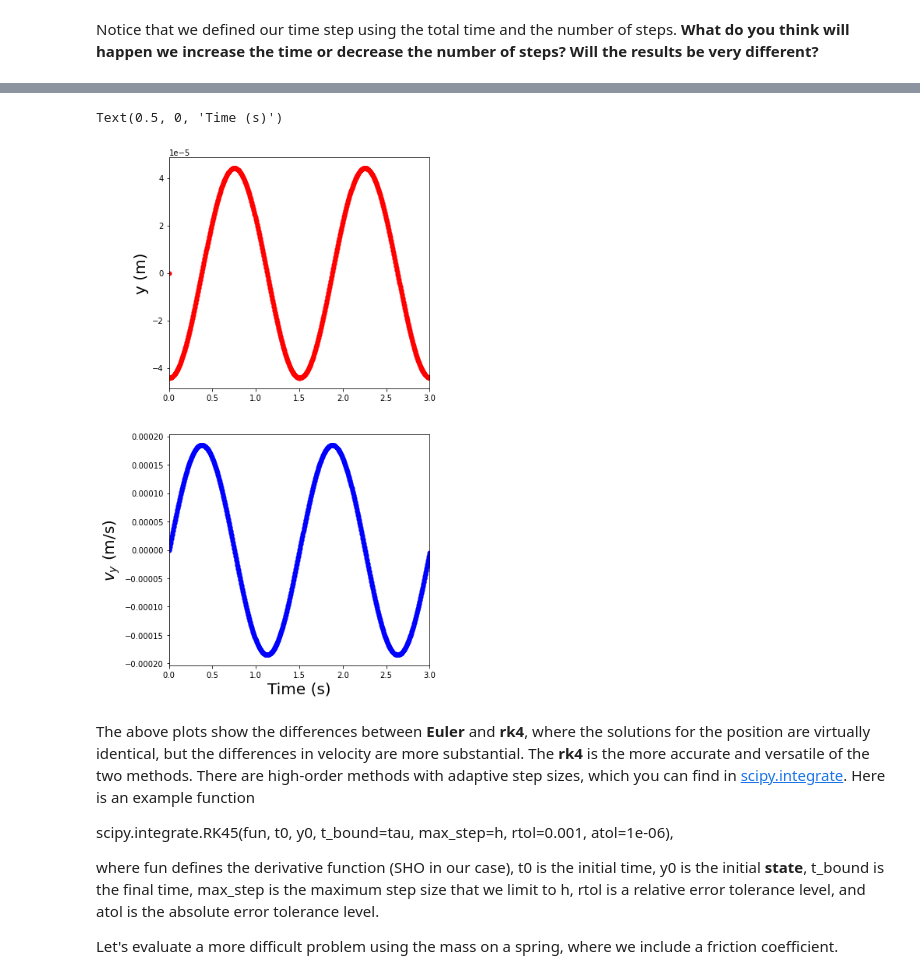
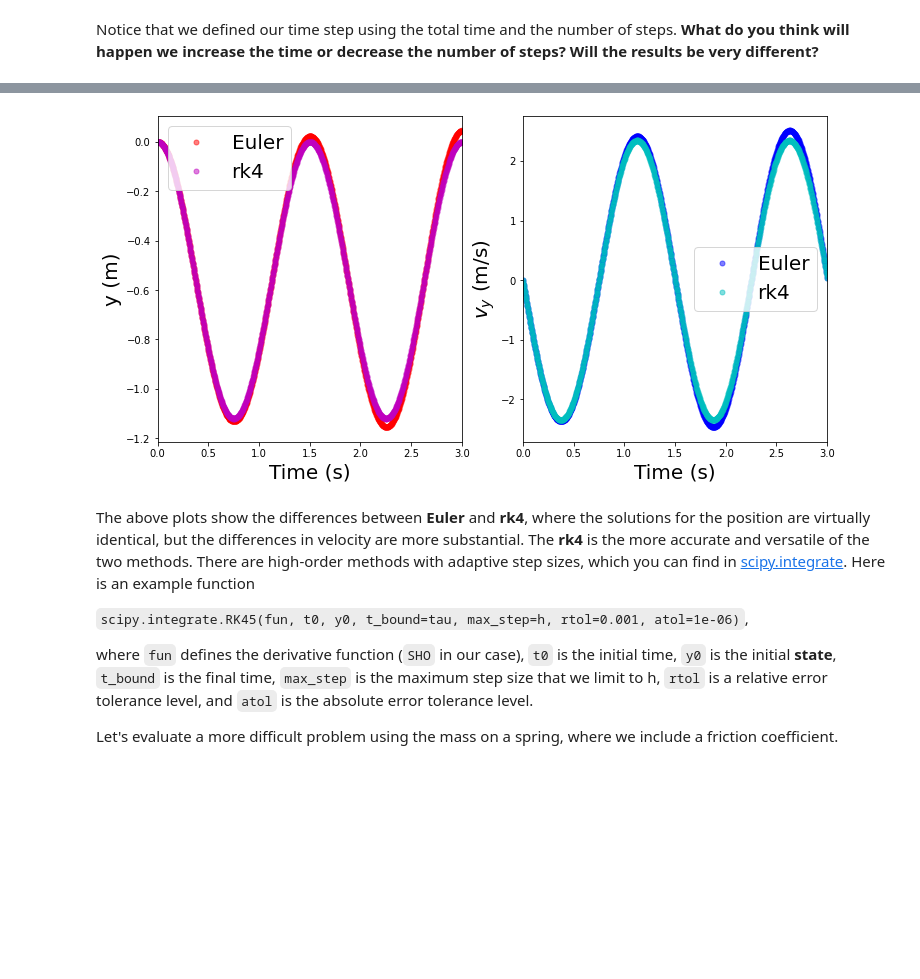
Before and after one commit to saturnaxis/CompPhysics, a Jupyter notebook: docs/_sources/Chapter_6/ODEs.ipynb, the cells around one changed output, grey strips where cells are left out. Drawn from its saved outputs; the diff is of its cells as text; code cells hidden in the pictures; blank space fills up the shorter version.

```diff
--- a/docs/_sources/Chapter_6/ODEs.ipynb
+++ b/docs/_sources/Chapter_6/ODEs.ipynb
@@ -130,15 +186,15 @@ def SHO(x,time):
     yp[1] = -k/m*x[0] - g #dv/dt = -k/m y - g
     return yp
 
-for j in range(0,N-1):
-    #We obtain the j+1 state by feeding the j state to Euler
-    states_Euler[j+1,:] = Euler(states[j,:],times[j],h,SHO)
+for i in range(0,N-1):
+    #We obtain the i+1 state by feeding the ith state to Euler
+    states_Euler[i+1,:] = Euler(states_Euler[i,:],times[i],h,SHO)
 
 #Now let's visualize our results
 
-fig = plt.figure(1,figsize=(6,12))
-ax1 = fig.add_subplot(211)
-ax2 = fig.add_subplot(212)
+fig = plt.figure(1,figsize=(12,6))
+ax1 = fig.add_subplot(121)
+ax2 = fig.add_subplot(122)
 
 ax1.plot(times,states_Euler[:,0],'r.',ms=10)
 ax2.plot(times,states_Euler[:,1],'b.',ms=10)
@@ -149,5 +205,6 @@ ax2.set_xlim(0,tau)
 ax1.set_ylabel("y (m)",fontsize=20)
 ax2.set_ylabel("$v_y$ (m/s)", fontsize=20)
 
-ax2.set_xlabel("Time (s)",fontsize=20)
+ax1.set_xlabel("Time (s)",fontsize=20)
+ax2.set_xlabel("Time (s)",fontsize=20);
 # %% [output]
@@ -225,49 +291,52 @@ def rk4(y,t,h,derivs):
     k3 = h*derivs(y_halfstep,t+h/2)
     k4 = h*derivs(y + k3,t+h) #full step using k3
     y_next = y + (k1+2*k2+2*k3+k4)/6.
     return y_next
 
 def SHO(x,time):
     #Simple Harmonic Oscillator
     #x = [y_t,v_t]; t = time (unused)
     #2nd order eqn: dy^2/dt^2 = -k/m y - g
     yp = np.zeros(2) #initialize return state
     yp[0] = x[1] #dy/dt = v_t
     yp[1] = -k/m*x[0] - g #dv/dt = -k/m y - g
     return yp
 
 for j in range(0,N-1):
     #We obtain the j+1 state by feeding the j state to rk4
     states_rk4[j+1,:] = rk4(states_rk4[j,:],times[j],h,SHO)
 
 #Now let's visualize our results
 
-fig = plt.figure(1,figsize=(6,12))
-ax1 = fig.add_subplot(211)
-ax2 = fig.add_subplot(212)
+fig = plt.figure(1,figsize=(12,6))
+ax1 = fig.add_subplot(121)
+ax2 = fig.add_subplot(122)
 
-ax1.plot(times,states_rk4[:,0]-states_Euler[:,0],'r.',ms=10)
-ax2.plot(times,states_rk4[:,1]-states_Euler[:,1],'b.',ms=10)
+ax1.plot(times,states_Euler[:,0],'r.',ms=10,alpha=0.5,label='Euler')
+ax2.plot(times,states_Euler[:,1],'b.',ms=10,alpha=0.5,label='Euler')
 
-#ax1.plot(times,states_rk4[:,0],'r.',ms=10)
-#ax2.plot(times,states_rk4[:,1],'b.',ms=10)
+ax1.plot(times,states_rk4[:,0],'m.',ms=10,alpha=0.5,label='rk4')
+ax2.plot(times,states_rk4[:,1],'c.',ms=10,alpha=0.5,label='rk4')
 
 ax1.set_xlim(0,tau)
 ax2.set_xlim(0,tau)
 
+ax1.legend(loc='best',fontsize=20)
+ax2.legend(loc='best',fontsize=20)
+
 ax1.set_ylabel("y (m)",fontsize=20)
 ax2.set_ylabel("$v_y$ (m/s)", fontsize=20)
 
-ax2.set_xlabel("Time (s)",fontsize=20)
+ax1.set_xlabel("Time (s)",fontsize=20)
+ax2.set_xlabel("Time (s)",fontsize=20);
 # %% [output]
-Text(0.5, 0, 'Time (s)')
-[figure, old version]
+[figure, new version]
 # %% [markdown]
 The above plots show the differences between **Euler** and **rk4**, where the solutions for the position are virtually identical, but the differences in velocity are more substantial.  The **rk4** is the more accurate and versatile of the two methods.  There are high-order methods with adaptive step sizes, which you can find in [scipy.integrate](https://docs.scipy.org/doc/scipy/reference/integrate.html).  Here is an example function
 
-scipy.integrate.RK45(fun, t0, y0, t_bound=tau, max_step=h, rtol=0.001, atol=1e-06),
+`scipy.integrate.RK45(fun, t0, y0, t_bound=tau, max_step=h, rtol=0.001, atol=1e-06)`,
 
-where fun defines the derivative function (SHO in our case), t0 is the initial time, y0 is the initial **state**, t_bound is the final time, max_step is the maximum step size that we limit to h, rtol is a relative error tolerance level, and atol is the absolute error tolerance level.
+where `fun` defines the derivative function (`SHO` in our case), `t0` is the initial time, `y0` is the initial **state**, `t_bound` is the final time, `max_step` is the maximum step size that we limit to h, `rtol` is a relative error tolerance level, and `atol` is the absolute error tolerance level.
 
 Let's evaluate a more difficult problem using the mass on a spring, where we include a friction coefficient.
 # %%
```
Also changed, not shown: parts of 8 cells of this notebook, 8 other files.
